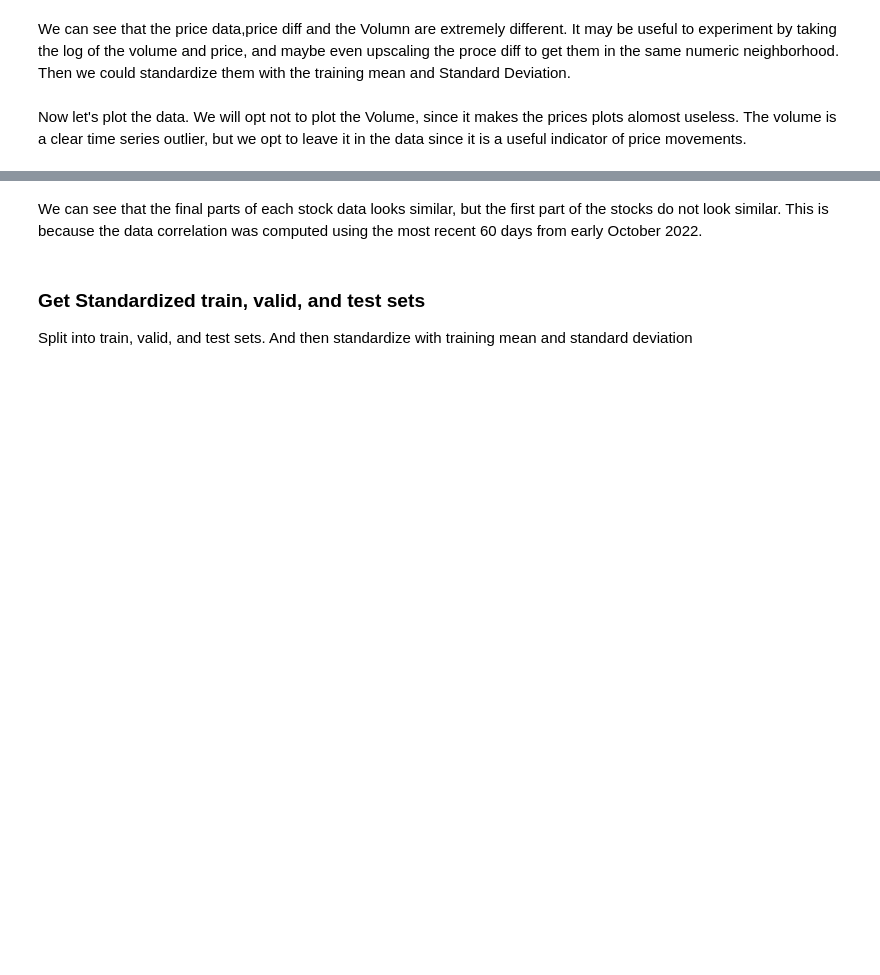
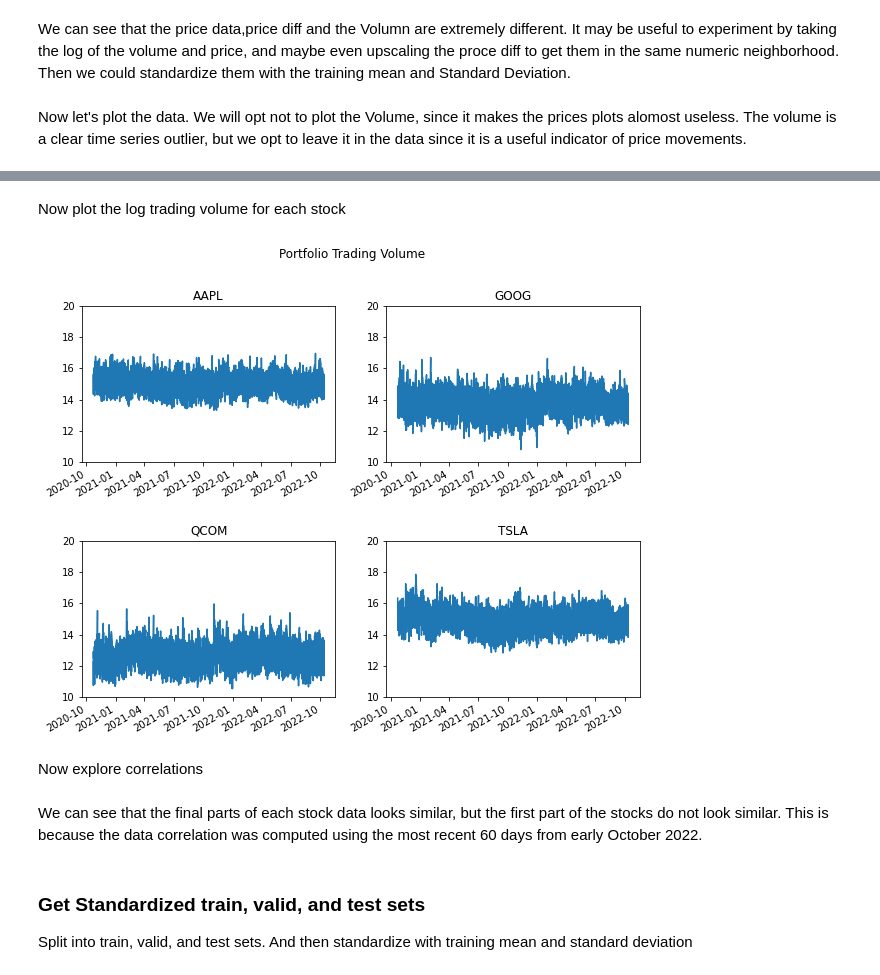
Before and after one commit to itberrios/algotrading, a Jupyter notebook: predictive_analytics/transformer/basic_transformer_classification.ipynb, the cells around one changed output, grey strips where cells are left out. Saved outputs shown, nothing was run; the diff lists cells and outputs as text; code cells hidden in the pictures; blank space fills up the shorter version.

```diff
--- a/predictive_analytics/transformer/basic_transformer_classification.ipynb
+++ b/predictive_analytics/transformer/basic_transformer_classification.ipynb
@@ -171,3 +376,30 @@ fig.subplots_adjust(hspace=0.5);
+# %% [markdown]
+Now plot the log trading volume for each stock
+# %%
+fig, ax = plt.subplots(2, 2, figsize=(10, 8))
+
+np.log(stock_dfs['AAPL']['Volume']).plot(ax=ax[0, 0])
+np.log(stock_dfs['GOOG']['Volume']).plot(ax=ax[0, 1])
+np.log(stock_dfs['QCOM']['Volume']).plot(ax=ax[1, 0])
+np.log(stock_dfs['TSLA']['Volume']).plot(ax=ax[1, 1]);
+
+ax[0, 0].set_title('AAPL')
+ax[0, 1].set_title('GOOG')
+ax[1, 0].set_title('QCOM')
+ax[1, 1].set_title('TSLA');
+
+ax[0, 0].set_ylim(10, 20)
+ax[0, 1].set_ylim(10, 20)
+ax[1, 0].set_ylim(10, 20)
+ax[1, 1].set_ylim(10, 20);
+
+fig.suptitle('Portfolio Trading Volume');
+
+fig.subplots_adjust(hspace=0.5);
+# %% [output]
+[figure, added]
+# %% [markdown]
+Now explore correlations
 # %% [markdown]
 We can see that the final parts of each stock data looks similar, but the first part of the stocks do not look similar. This is because the data correlation was computed using the most recent 60 days from early October 2022.
 # %% [markdown]
```
Also changed, not shown: parts of 19 cells of this notebook, 4 other files.
